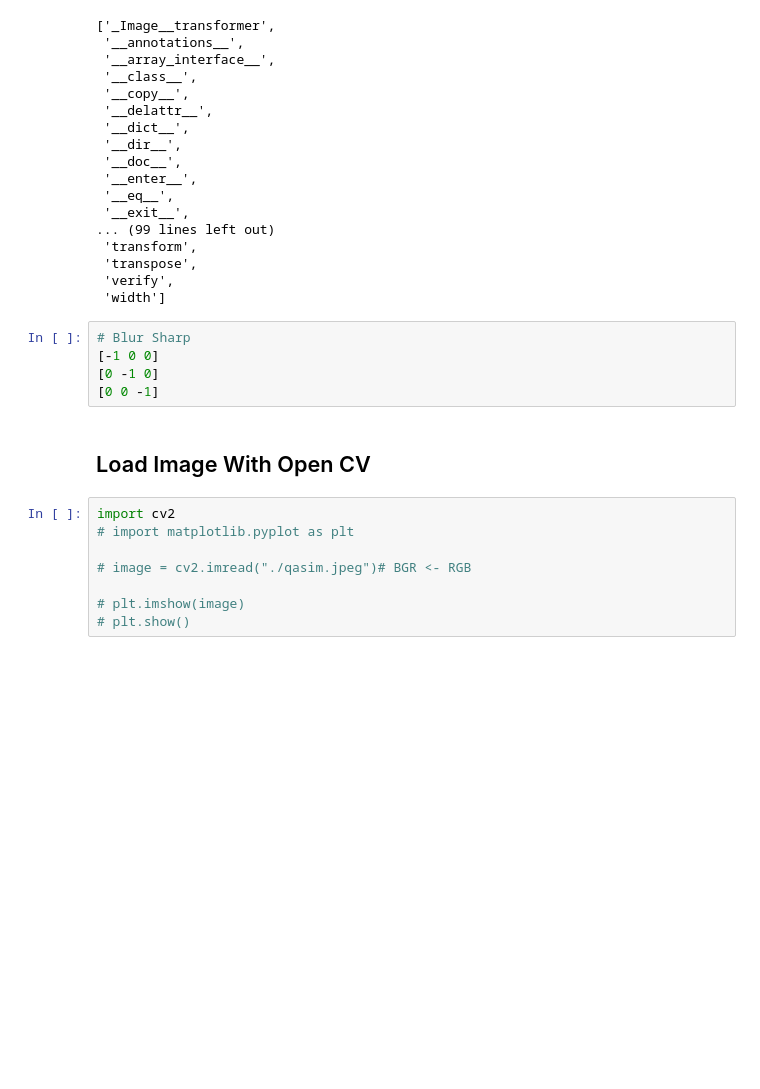
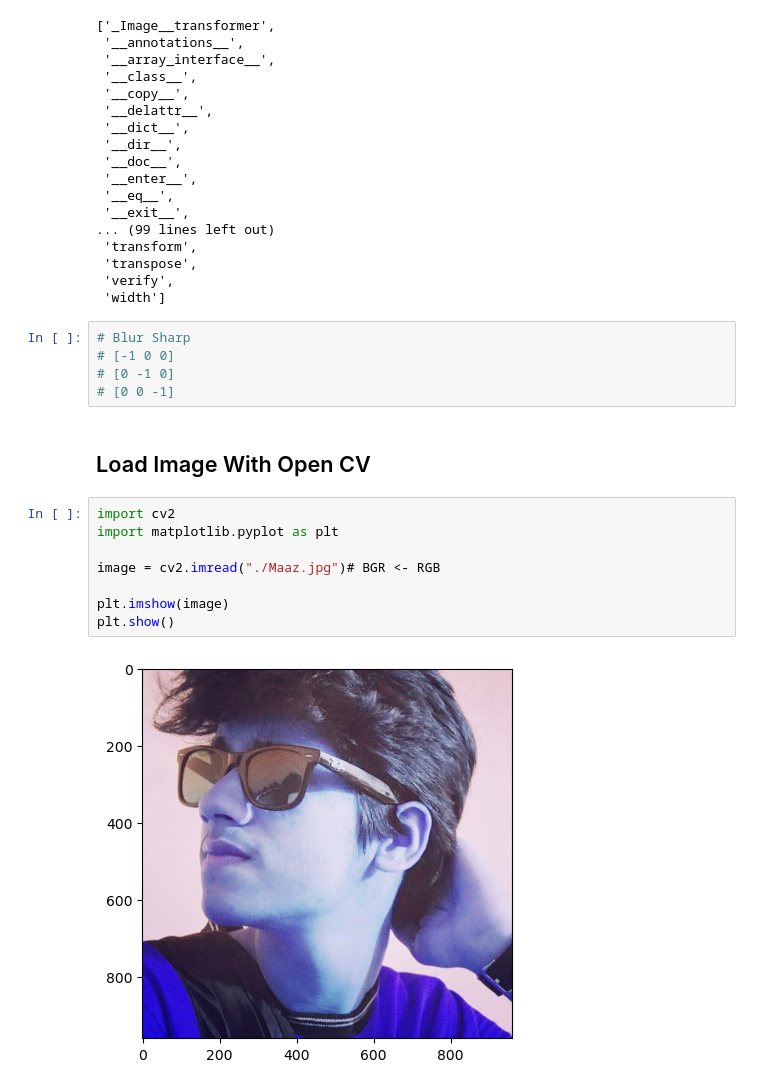
Before and after one commit to AKAmaaz/NED-Batch7-Data-Visualization, a Jupyter notebook: 01-File-Handling/code.ipynb, the cells around one changed output. Drawn from its saved outputs; the diff is of its cells as text; blank space fills up the shorter version.

```diff
--- a/01-File-Handling/code.ipynb
+++ b/01-File-Handling/code.ipynb
@@ -90,16 +90,18 @@ dir(image)
  'width']
 # %%
 # Blur Sharp
-[-1 0 0]
-[0 -1 0]
-[0 0 -1]
+# [-1 0 0]
+# [0 -1 0]
+# [0 0 -1]
 # %% [markdown]
 ## Load Image With Open CV
 # %%
 import cv2
-# import matplotlib.pyplot as plt
+import matplotlib.pyplot as plt
 
-# image = cv2.imread("./qasim.jpeg")# BGR <- RGB
+image = cv2.imread("./Maaz.jpg")# BGR <- RGB
 
-# plt.imshow(image)
-# plt.show()
+plt.imshow(image)
+plt.show()
+# %% [output]
+[figure, added]
```
Also changed, not shown: parts of 6 cells of this notebook.
